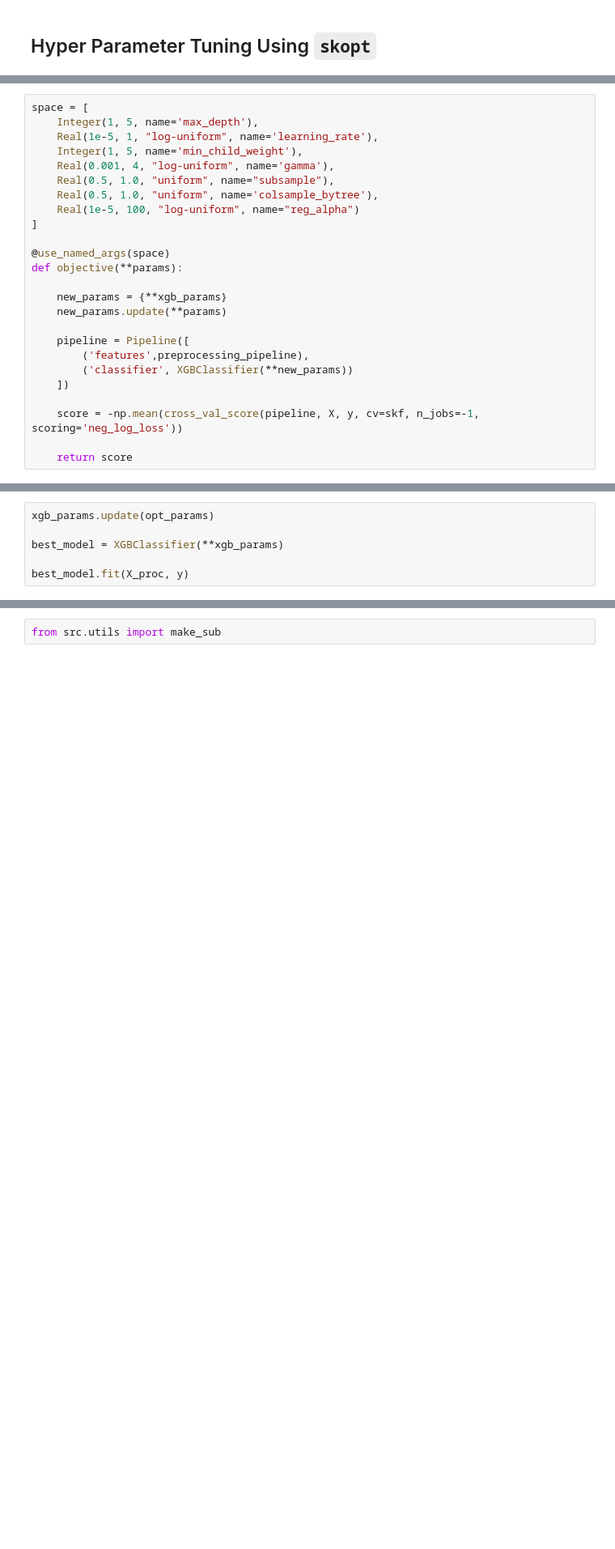
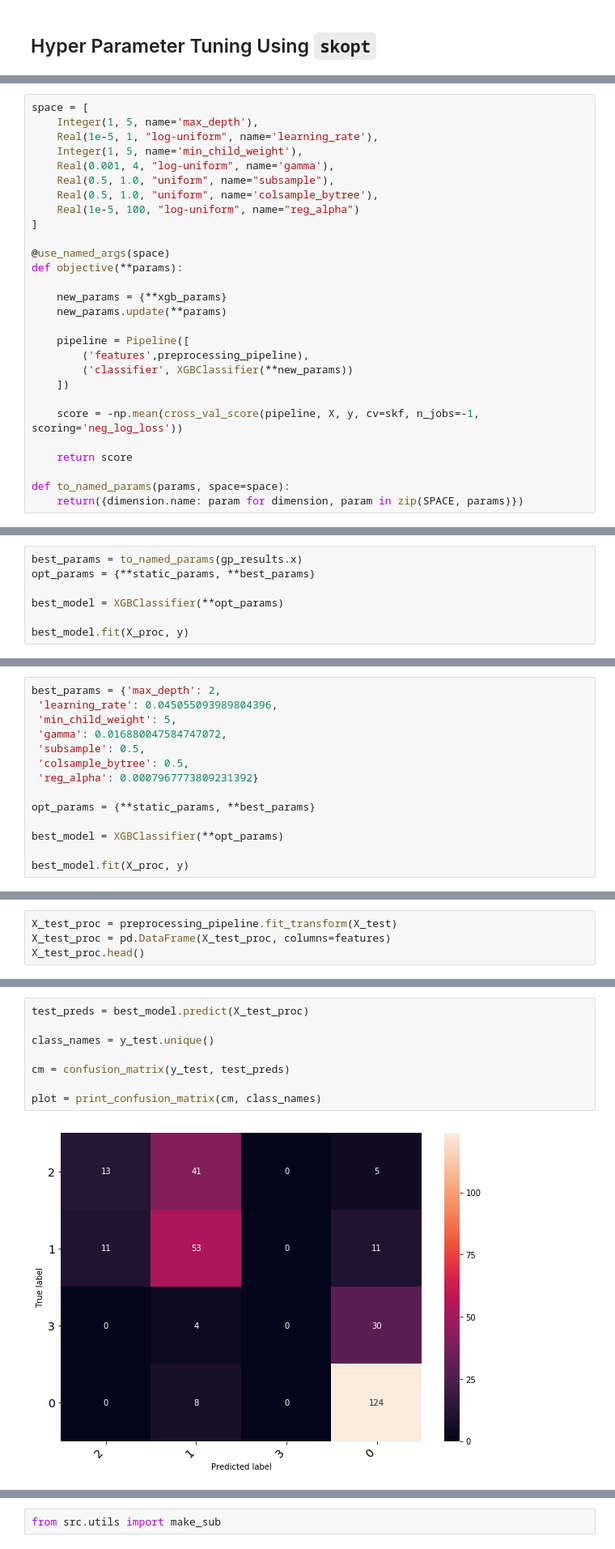
Before and after one commit to Rendiere/zindi-mobile-money, a Jupyter notebook: notebooks/modelling/xgboost_tuning.ipynb, the cells around one changed output, grey strips where cells are left out. Shown: that part at 81% size. Saved outputs shown, nothing was run; the diff lists cells and outputs as text; blank space fills up the shorter version.

```diff
--- a/notebooks/modelling/xgboost_tuning.ipynb
+++ b/notebooks/modelling/xgboost_tuning.ipynb
@@ -510,6 +292,9 @@ def objective(**params):
     score = -np.mean(cross_val_score(pipeline, X, y, cv=skf, n_jobs=-1, scoring='neg_log_loss'))
 
     return score
+
+def to_named_params(params, space=space):
+    return({dimension.name: param for dimension, param in zip(SPACE, params)})
 # %%
 gp_results = gp_minimize(objective, space, n_calls=50, random_state=2019, callback=[plot_callback])
 # %% [output]
@@ -541,6 +304,7 @@ reg_alpha 0.0007967773809231392
 # %%
-xgb_params.update(opt_params)
+best_params = to_named_params(gp_results.x)
+opt_params = {**static_params, **best_params}
 
-best_model = XGBClassifier(**xgb_params)
+best_model = XGBClassifier(**opt_params)
 
 best_model.fit(X_proc, y)
@@ -555,0 +311,14 @@ XGBClassifier(base_score=0.5, booster='gbtree', colsample_bylevel=1,
+# %%
+best_params = {'max_depth': 2,
+ 'learning_rate': 0.045055093989804396,
+ 'min_child_weight': 5,
+ 'gamma': 0.016880047584747072,
+ 'subsample': 0.5,
+ 'colsample_bytree': 0.5,
+ 'reg_alpha': 0.0007967773809231392}
+
+opt_params = {**static_params, **best_params}
+
+best_model = XGBClassifier(**opt_params)
+
+best_model.fit(X_proc, y)
@@ -555,0 +338,4 @@ XGBClassifier(base_score=0.5, booster='gbtree', colsample_bylevel=1,
+# %%
+X_test_proc = preprocessing_pipeline.fit_transform(X_test)
+X_test_proc = pd.DataFrame(X_test_proc, columns=features)
+X_test_proc.head()
@@ -556 +393,11 @@ XGBClassifier(base_score=0.5, booster='gbtree', colsample_bylevel=1,
+# %%
+test_preds = best_model.predict(X_test_proc)
+
+class_names = y_test.unique()
+
+cm = confusion_matrix(y_test, test_preds)
+
+plot = print_confusion_matrix(cm, class_names)
+# %% [output]
+[figure, added]
 # %% [markdown]
```
Also changed, not shown: parts of 50 cells of this notebook, 11 other files.
